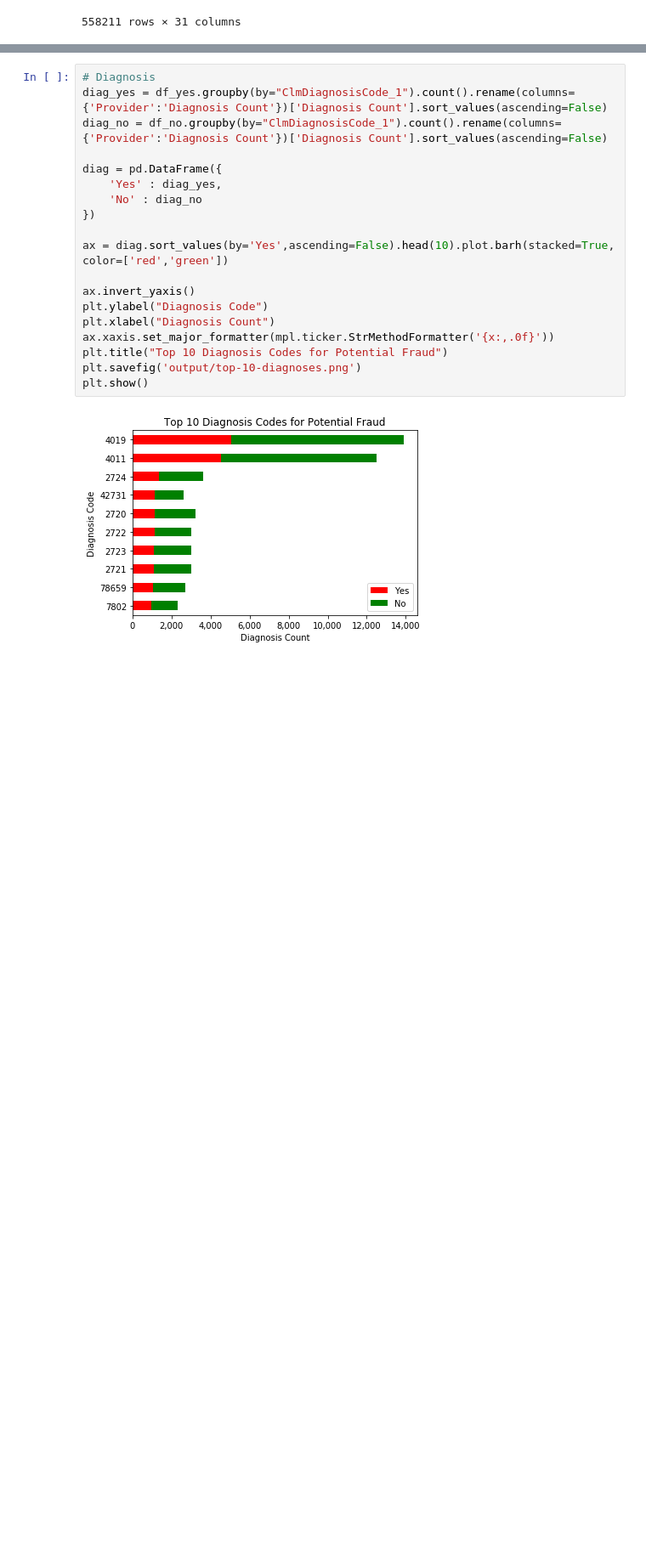
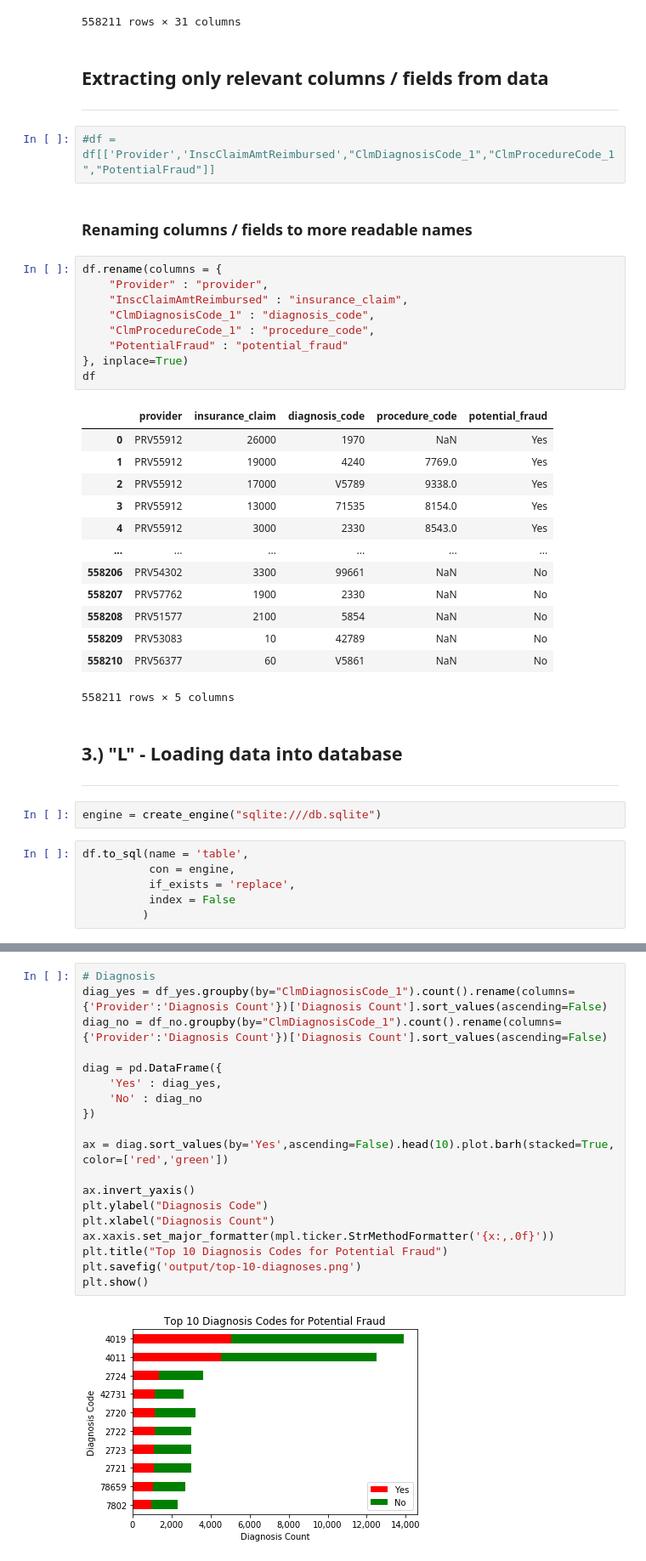
Before and after one commit to kpessa/Project-2-ETL, a Jupyter notebook: kurt.ipynb, the cells around one changed output, grey strips where cells are left out. Shown: that part at 85% size. Cells and saved outputs as stored; diff of their text form; blank space fills up the shorter version.

Commit message:
reformatted notebook, loaded into sqlite db

```diff
--- a/kurt.ipynb
+++ b/kurt.ipynb
@@ -48,3 +57,44 @@ df
 | 558209 | BENE158295 | CLM306999 | 2009-04-16 | 2009-04-16 | PRV53083 | 10 | PHY416646 | ... |
 | 558210 | BENE158736 | CLM589654 | 2009-09-20 | 2009-09-20 | PRV56377 | 60 | PHY392440 | ... |
 558211 rows × 31 columns
+# %% [markdown]
+## Extracting only relevant columns / fields from data
+---
+# %%
+#df = df[['Provider','InscClaimAmtReimbursed',"ClmDiagnosisCode_1","ClmProcedureCode_1","PotentialFraud"]]
+# %% [markdown]
+### Renaming columns / fields to more readable names
+# %%
+df.rename(columns = {
+    "Provider" : "provider",
+    "InscClaimAmtReimbursed" : "insurance_claim",
+    "ClmDiagnosisCode_1" : "diagnosis_code",
+    "ClmProcedureCode_1" : "procedure_code",
+    "PotentialFraud" : "potential_fraud"
+}, inplace=True)
+df
+# %% [output]
+|  | provider | insurance_claim | diagnosis_code | procedure_code | potential_fraud |
+| 0 | PRV55912 | 26000 | 1970 | NaN | Yes |
+| 1 | PRV55912 | 19000 | 4240 | 7769.0 | Yes |
+| 2 | PRV55912 | 17000 | V5789 | 9338.0 | Yes |
+| 3 | PRV55912 | 13000 | 71535 | 8154.0 | Yes |
+| 4 | PRV55912 | 3000 | 2330 | 8543.0 | Yes |
+| ... | ... | ... | ... | ... | ... |
+| 558206 | PRV54302 | 3300 | 99661 | NaN | No |
+| 558207 | PRV57762 | 1900 | 2330 | NaN | No |
+| 558208 | PRV51577 | 2100 | 5854 | NaN | No |
+| 558209 | PRV53083 | 10 | 42789 | NaN | No |
+| 558210 | PRV56377 | 60 | V5861 | NaN | No |
+558211 rows × 5 columns
+# %% [markdown]
+## 3.) "L" - Loading data into database
+---
+# %%
+engine = create_engine("sqlite:///db.sqlite")
+# %%
+df.to_sql(name = 'table',
+          con = engine,
+          if_exists = 'replace',
+          index = False
+         )
```
Also changed, not shown: parts of 8 cells of this notebook, 1 other file.
